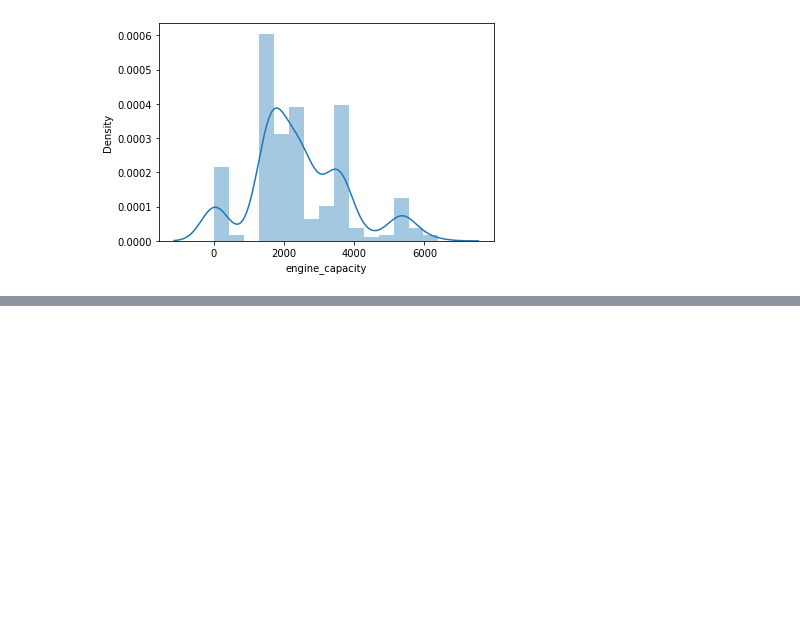
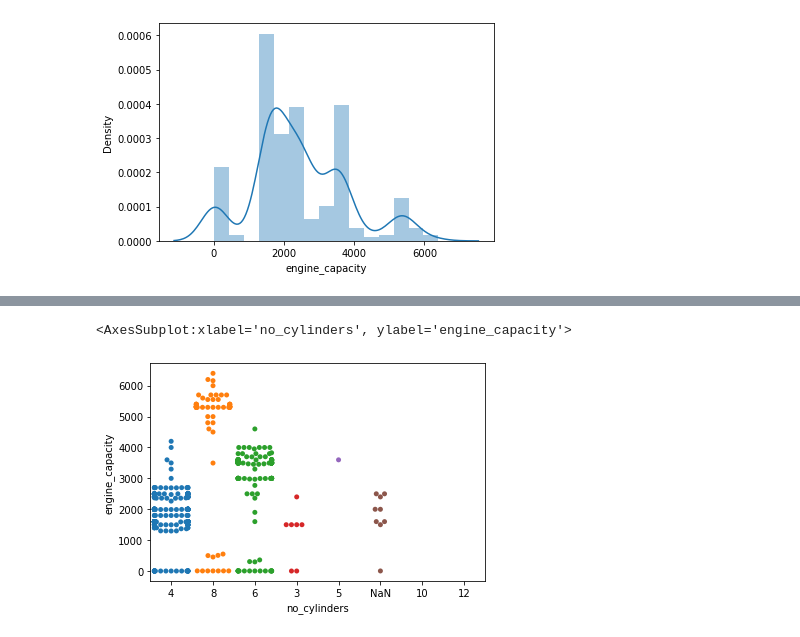
Before and after one commit to YousefAlotaibi/saudi_used_cars_price_prediciton, a Jupyter notebook: src/DataCleaning.ipynb, the cells around one changed output, grey strips where cells are left out. Saved outputs shown, nothing was run; the diff lists cells and outputs as text; code cells hidden in the pictures; blank space fills up the shorter version.

```diff
--- a/src/DataCleaning.ipynb
+++ b/src/DataCleaning.ipynb
@@ -4,9 +5,9 @@ import re
 import matplotlib_inline as plt
 import seaborn as sns
 # %%
-data = pd.read_csv('ScrapedData/cars_data.csv')
-data2 = pd.read_csv('ScrapedData/cars_data2.csv')
-data3 = pd.read_csv('ScrapedData/cars_data3.csv')
+data = pd.read_csv('../data/ScrapedData/cars_data.csv')
+data2 = pd.read_csv('../data/ScrapedData/cars_data2.csv')
+data3 = pd.read_csv('../data/ScrapedData/cars_data3.csv')
 data.head()
 # %% [output]
 |  | car_name | model_year | km | transmission | fuel | color | no_doors | engine_capacity | drive_type | ... |
@@ -365,8 +366,8 @@ cars.astype('object').describe().transpose()
 cars['transmission'].fillna('Automatic', inplace=True)
 cars['fuel'].fillna('Petrol', inplace=True)
 cars['color'].fillna('white', inplace=True)
-cars['no_doors'].fillna(4.0, inplace=True)
-cars['no_cylinders'].fillna(4, inplace=True)
+# cars['no_doors'].fillna(4.0, inplace=True) -> KNN
+# cars['no_cylinders'].fillna(4, inplace=True) -> KNN
 cars['Accident_history'].fillna('Perfect inside out', inplace=True)
 # %%
 sns.distplot(cars.engine_capacity)
@@ -377,0 +401,5 @@ sns.distplot(cars.engine_capacity)
+# %%
+sns.swarmplot(data=cars, y = 'engine_capacity', x ='no_cylinders')
+# %% [output]
+<AxesSubplot:xlabel='no_cylinders', ylabel='engine_capacity'>
+[figure, added]
```
Also changed, not shown: parts of 14 cells of this notebook.
